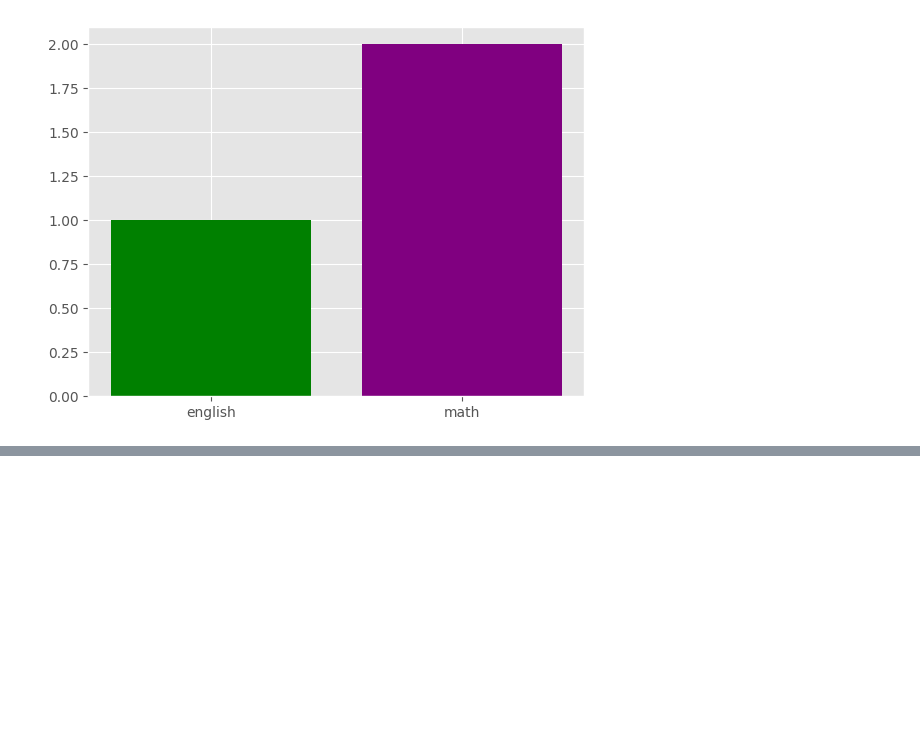
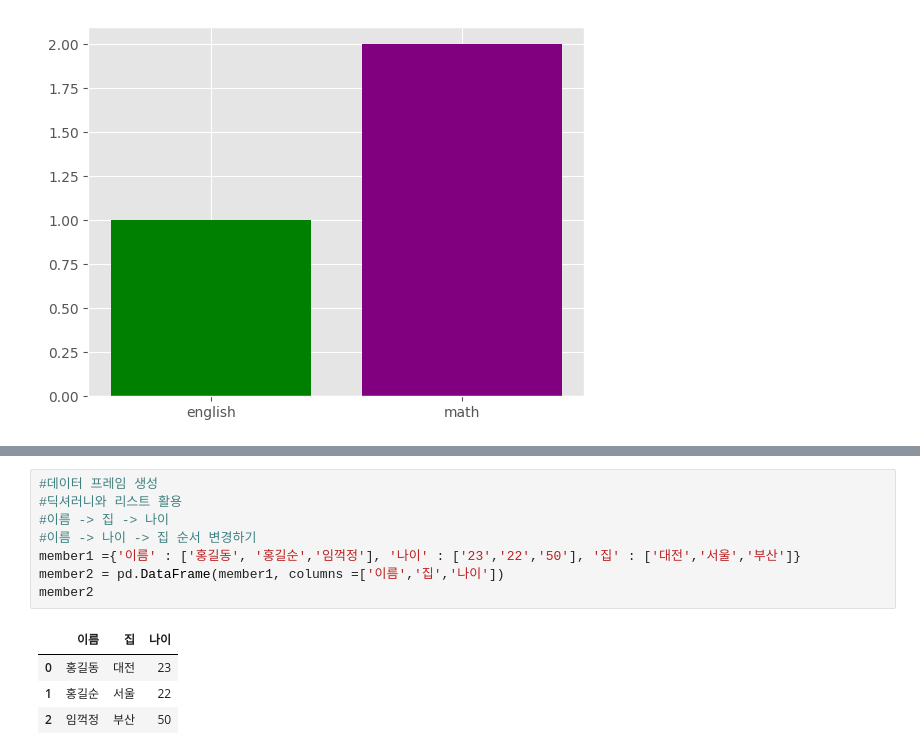
Before and after one commit to dookidooki/py_test_by_J, a Jupyter notebook: py_test01/시각화 연습.ipynb, the cells around one changed output, grey strips where cells are left out. Drawn from its saved outputs; the diff is of its cells as text; blank space fills up the shorter version.

```diff
--- a/py_test01/시각화 연습.ipynb
+++ b/py_test01/시각화 연습.ipynb
@@ -84,0 +169,13 @@ TypeError: 'type' object is not iterable
+# %%
+#데이터 프레임 생성
+#딕셔러니와 리스트 활용
+#이름 -> 집 -> 나이
+#이름 -> 나이 -> 집 순서 변경하기
+member1 ={'이름' : ['홍길동', '홍길순','임꺽정'], '나이' : ['23','22','50'], '집' : ['대전','서울','부산']}
+member2 = pd.DataFrame(member1, columns =['이름','집','나이'])
+member2
+# %% [output]
+|  | 이름 | 집 | 나이 |
+| 0 | 홍길동 | 대전 | 23 |
+| 1 | 홍길순 | 서울 | 22 |
+| 2 | 임꺽정 | 부산 | 50 |
```
Also changed, not shown: parts of 12 cells of this notebook, 6 other files.
